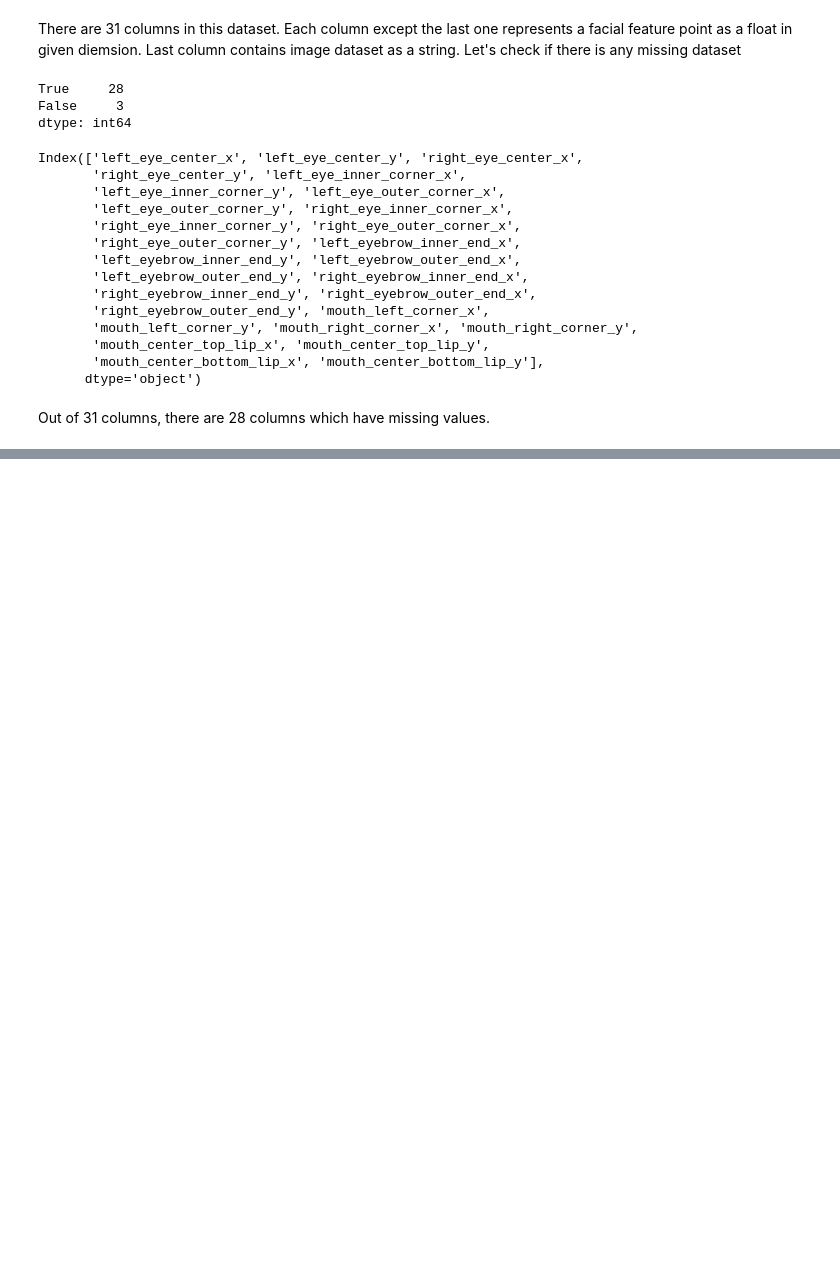
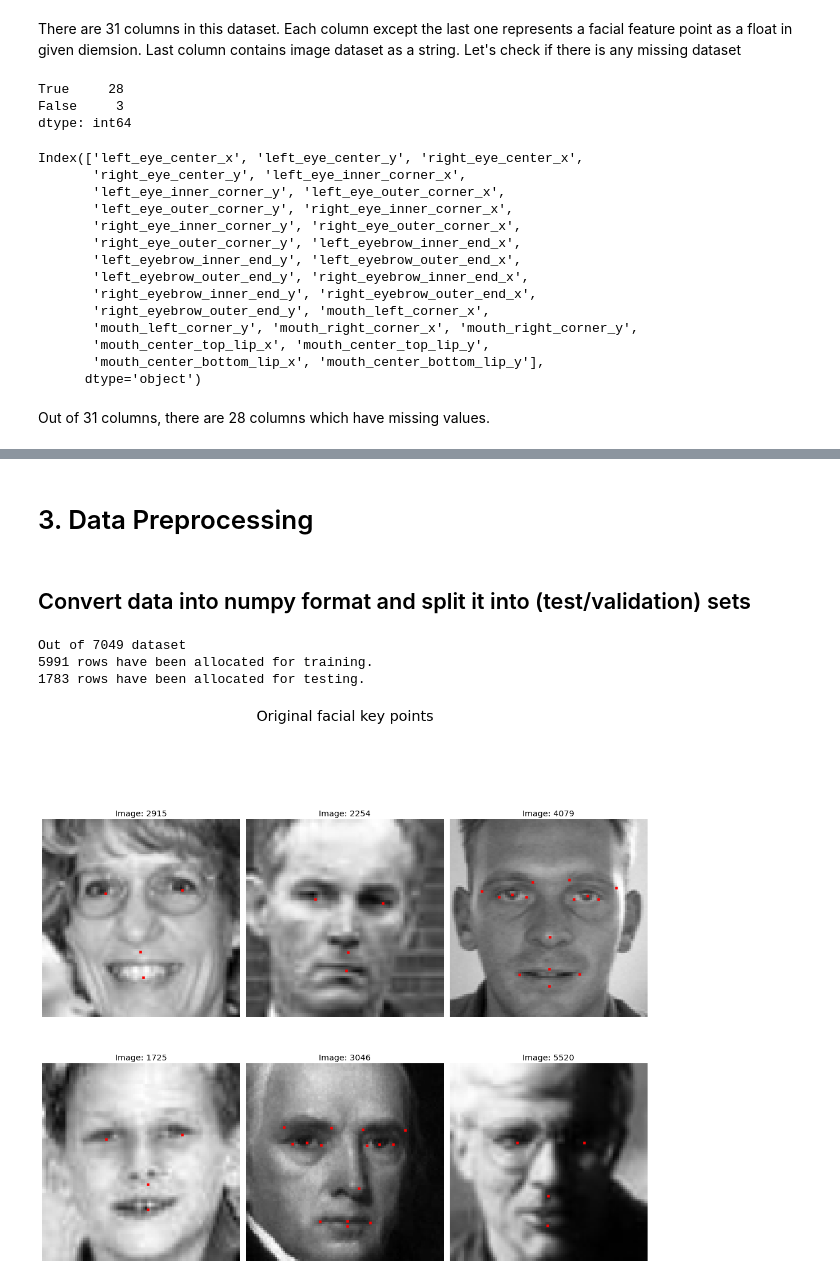
Before and after one commit to drminix/w207-project4, a Jupyter notebook: W207_project4.ipynb, the cells around one changed output, grey strips where cells are left out. Drawn from its saved outputs; the diff is of its cells as text; code cells hidden in the pictures; blank space fills up the shorter version.

```diff
--- a/W207_project4.ipynb
+++ b/W207_project4.ipynb
@@ -185,19 +141,0 @@ dtype('float32')
-# %%
-def show_image(img: np.ndarray):
-  plt.axis('off')
-  plt.imshow(img[:,:,0],cmap="gray")
-
-def show_image_with_key_points(img: np.ndarray, key_points: np.ndarray, image_number, axis):
-  axis.axis('off')
-  axis.imshow(img[:,:,0],cmap="gray")
-  axis.scatter(key_points[0:30:2],key_points[1:30:2], s=10,marker=',',c='m')
-  axis.set_title(f"Image: {image_number}")
-
-def show_multiple_samples(image_set: np.ndarray, feature_set: np.ndarray, number_of_images: int, images_per_row = 3):
-  fig, axis = plt.subplots(number_of_images//images_per_row, images_per_row)
-  for i in range(number_of_images):
-    image_number = np.random.randint(0, image_set.shape[0])
-    show_image_with_key_points(image_set[image_number], feature_set[image_number],
-                              image_number , axis[i//images_per_row,
-                                                  i%images_per_row])
-show_multiple_samples(X_train,y_train, 6)
@@ -514,0 +153,2 @@ Epoch 40/40
+# %% [markdown]
+# 3. Data Preprocessing
@@ -514,0 +184,32 @@ Epoch 40/40
+# %% [markdown]
+## Convert data into numpy format and split it into (test/validation) sets
+# %%
+# As discovered in explortatory data analysis set, the the earlier rows have all the data points
+# whereas the latter rows have some data missing. Let's shuffle the dataset
+# so that the dev set does not end up with only rows with missing data.
+shuffled_train_df = train_data_df.sample(frac=1, random_state=12345)
+
+# Let's convert data into 2d
+def convert_df_to_np_2d(df: pd.Series, image_size: int) -> np.ndarray:
+  dataset = np.hstack(df.apply(lambda row:np.fromstring(row,sep=' ')).to_numpy())
+  dataset = dataset.astype(np.float32)
+  dataset = dataset.reshape(-1,image_size,image_size,1)
+  return dataset
+
+# As discovered in explortatory data analysis set, the the earlier rows have all the data points
+# whereas the latter rows have some data missing. Let's shuffle the dataset
+# so that the dev set does not end up with only rows with missing data.
+train_data_np = convert_df_to_np_2d(shuffled_train_df["Image"], IMAGE_WIDTH)
+train_label_np = np.delete(shuffled_train_df.to_numpy(),-1,axis=1).astype(np.float32) #removing the last column(Image)
+X_train, X_dev, y_train, y_dev = train_test_split(train_data_np, train_label_np, shuffle= False, train_size = 0.85)
+X_test = convert_df_to_np_2d(test_data_df["Image"], IMAGE_WIDTH)
+print(f"Out of {train_data_np.shape[0]} dataset")
+print(f"{X_train.shape[0]} rows have been allocated for training.")
+print(f"{X_test.shape[0]} rows have been allocated for testing.")
+
+show_multiple_samples(X_train,y_train, None, 6,fig_title="Original facial key points")
+# %% [output]
+Out of 7049 dataset
+5991 rows have been allocated for training.
+1783 rows have been allocated for testing.
+[figure, added]
```
Also changed, not shown: parts of 66 cells of this notebook.
